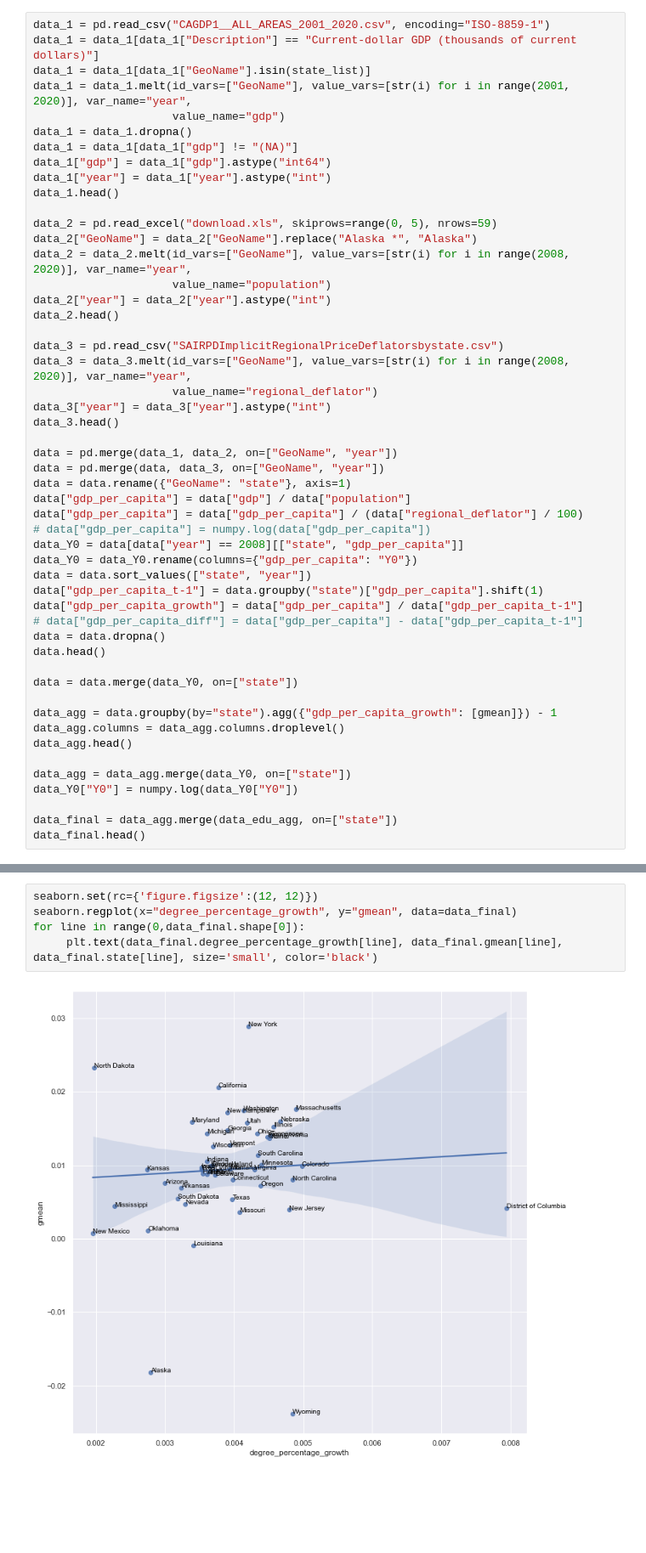
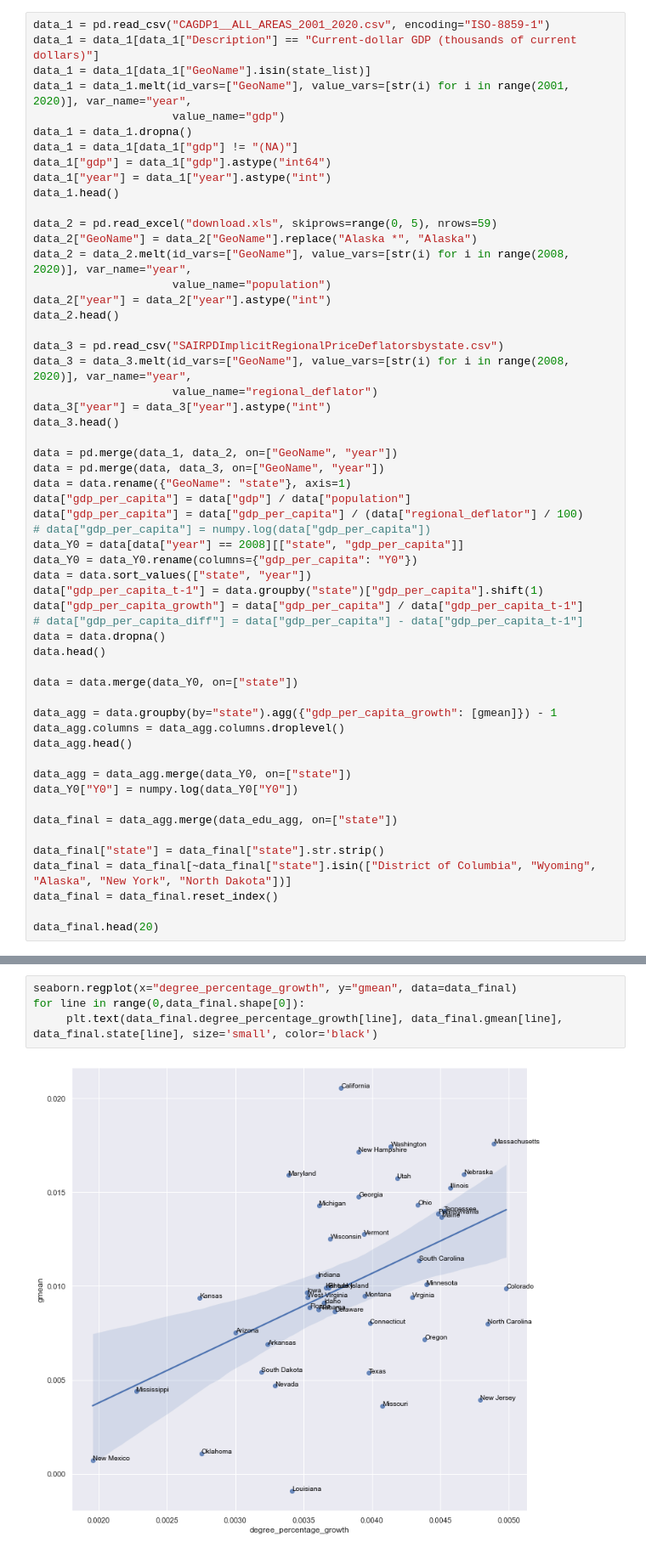
Before and after one commit to pesikj/macroeconomic-analysis, a Jupyter notebook: presentation_05.ipynb, the cells around one changed output, grey strips where cells are left out. Shown: that part at 85% size. Saved outputs shown, nothing was run; the diff lists cells and outputs as text; blank space fills up the shorter version.

```diff
--- a/presentation_05.ipynb
+++ b/presentation_05.ipynb
@@ -219,5 +219,10 @@ data_agg = data_agg.merge(data_Y0, on=["state"])
 data_Y0["Y0"] = numpy.log(data_Y0["Y0"])
 
 data_final = data_agg.merge(data_edu_agg, on=["state"])
-data_final.head()
+
+data_final["state"] = data_final["state"].str.strip()
+data_final = data_final[~data_final["state"].isin(["District of Columbia", "Wyoming", "Alaska", "New York", "North Dakota"])]
+data_final = data_final.reset_index()
+
+data_final.head(20)
 # %% [output]
@@ -258,8 +283,7 @@ Notes:
 strong multicollinearity or other numerical problems.
 # %%
-seaborn.set(rc={'figure.figsize':(12, 12)})
 seaborn.regplot(x="degree_percentage_growth", y="gmean", data=data_final)
 for line in range(0,data_final.shape[0]):
      plt.text(data_final.degree_percentage_growth[line], data_final.gmean[line], data_final.state[line], size='small', color='black')
 # %% [output]
-[figure, old version]
+[figure, new version]
```
Also changed, not shown: parts of 4 cells of this notebook, 1 other file.
